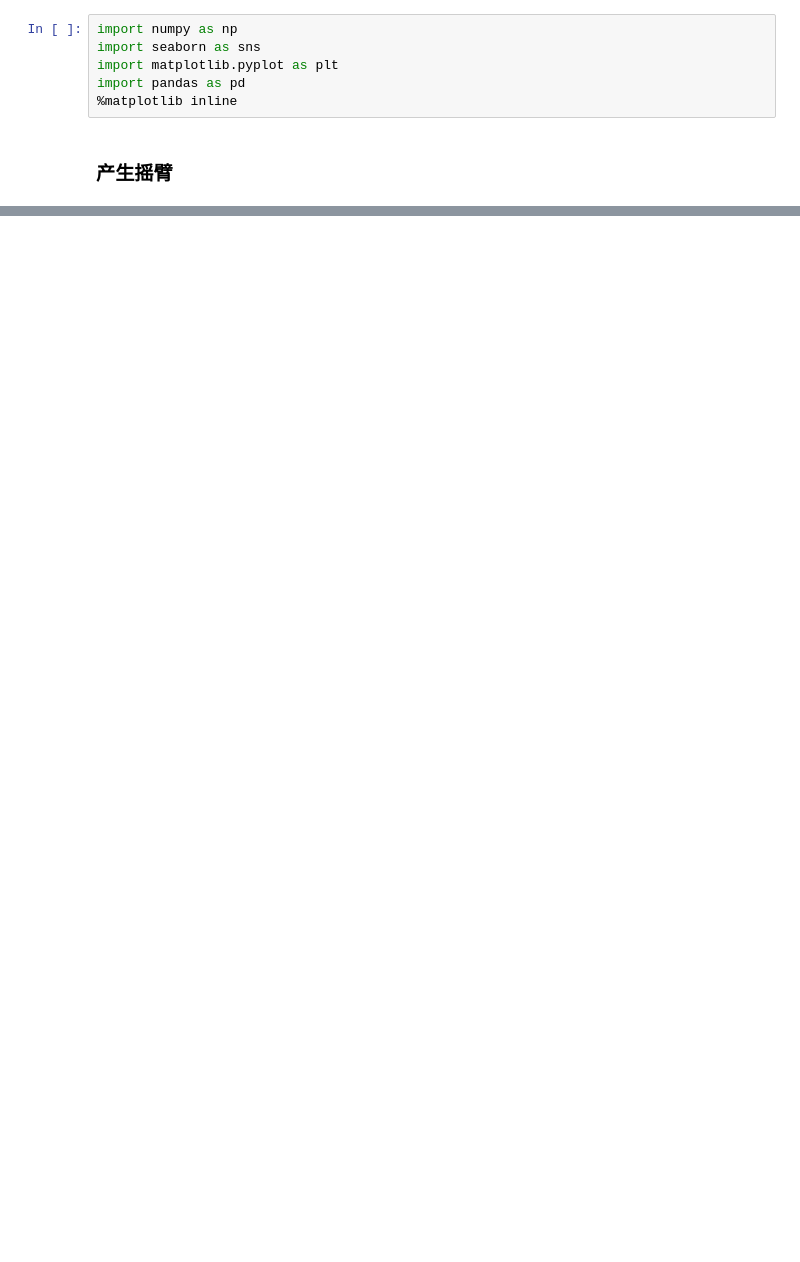
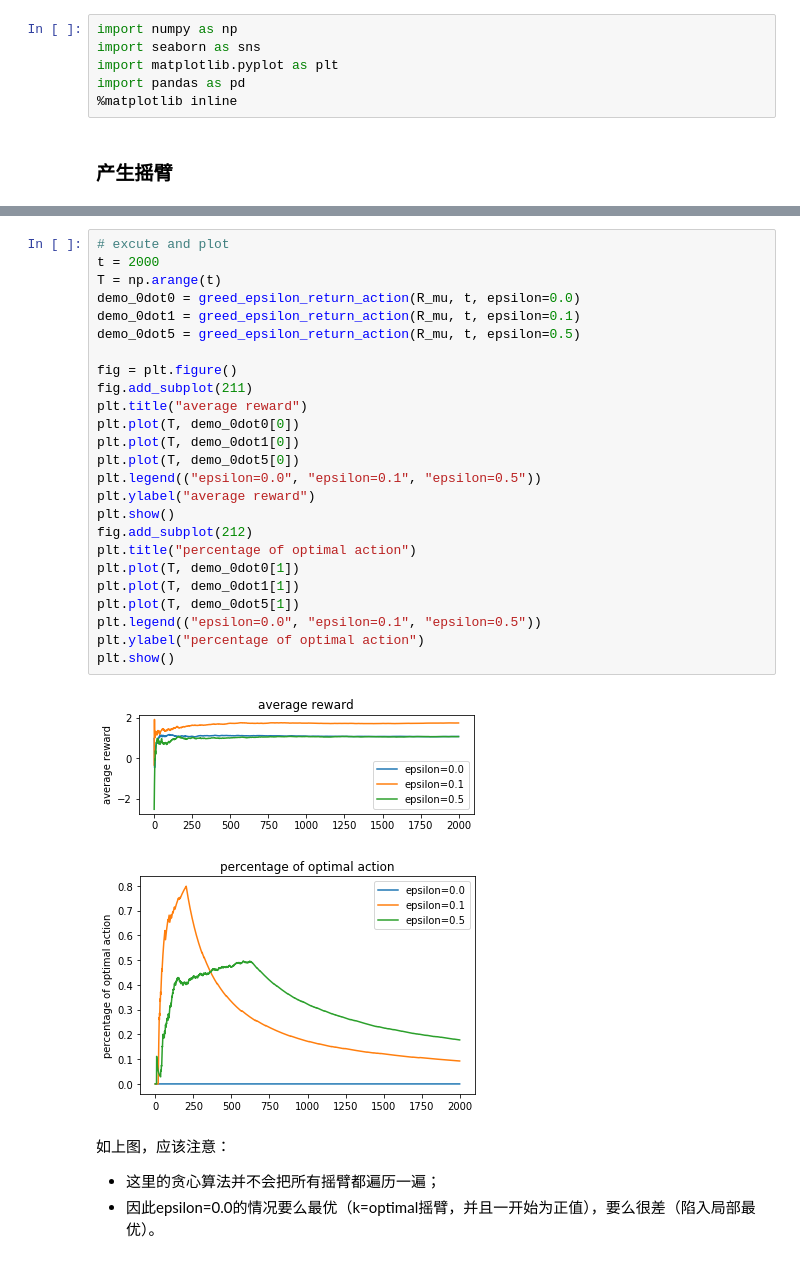
Before and after one commit to PiperLiu/Reinforcement-Learning-practice-zh, a Jupyter notebook: practice/01-Stochastic-Multi-Armed-Bandit.ipynb, the cells around one changed output, grey strips where cells are left out. Cells and saved outputs as stored; diff of their text form; blank space fills up the shorter version.

```diff
--- a/practice/01-Stochastic-Multi-Armed-Bandit.ipynb
+++ b/practice/01-Stochastic-Multi-Armed-Bandit.ipynb
@@ -67,0 +123,32 @@ plt.show()
+# %%
+# excute and plot
+t = 2000
+T = np.arange(t)
+demo_0dot0 = greed_epsilon_return_action(R_mu, t, epsilon=0.0)
+demo_0dot1 = greed_epsilon_return_action(R_mu, t, epsilon=0.1)
+demo_0dot5 = greed_epsilon_return_action(R_mu, t, epsilon=0.5)
+
+fig = plt.figure()
+fig.add_subplot(211)
+plt.title("average reward")
+plt.plot(T, demo_0dot0[0])
+plt.plot(T, demo_0dot1[0])
+plt.plot(T, demo_0dot5[0])
+plt.legend(("epsilon=0.0", "epsilon=0.1", "epsilon=0.5"))
+plt.ylabel("average reward")
+plt.show()
+fig.add_subplot(212)
+plt.title("percentage of optimal action")
+plt.plot(T, demo_0dot0[1])
+plt.plot(T, demo_0dot1[1])
+plt.plot(T, demo_0dot5[1])
+plt.legend(("epsilon=0.0", "epsilon=0.1", "epsilon=0.5"))
+plt.ylabel("percentage of optimal action")
+plt.show()
+# %% [output]
+[figure, added]
+[figure, added]
+# %% [markdown]
+如上图，应该注意：
+- 这里的贪心算法并不会把所有摇臂都遍历一遍；
+- 因此epsilon=0.0的情况要么最优（k=optimal摇臂，并且一开始为正值），要么很差（陷入局部最优）。
```
Also changed, not shown: parts of 20 cells of this notebook, 3 other files.
